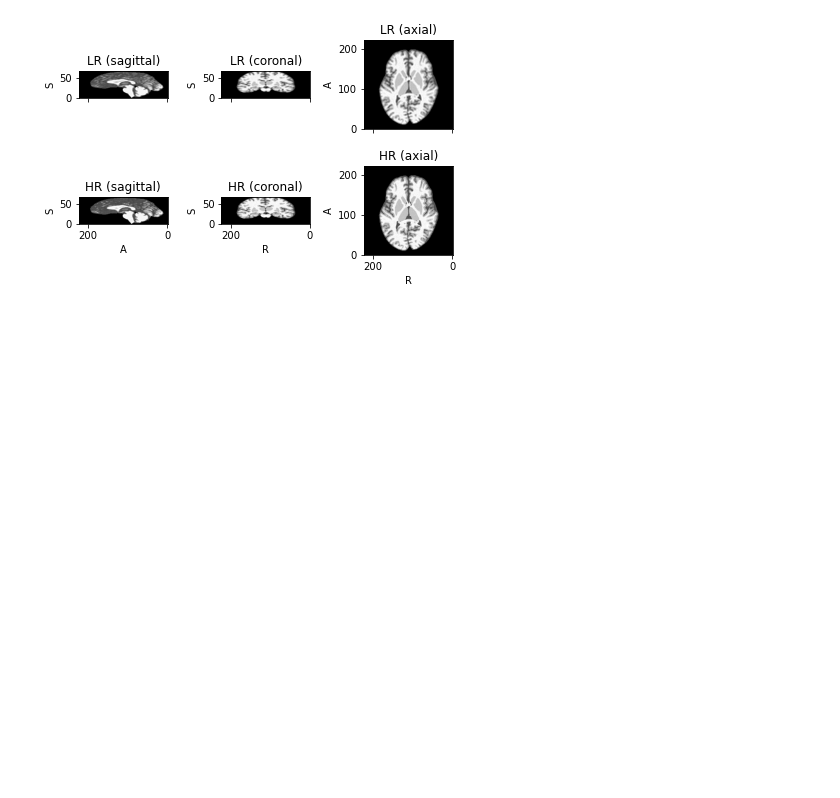
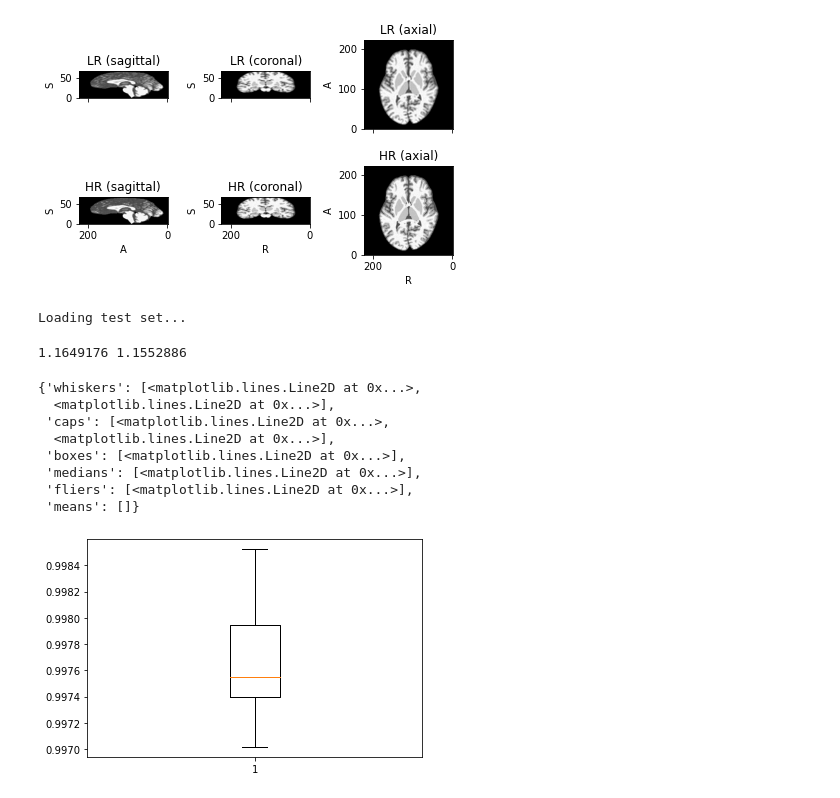
Before and after one commit to rienboonstoppel/SRGan, a Jupyter notebook: predict.ipynb, the cells around one changed output. Saved outputs shown, nothing was run; the diff lists cells and outputs as text; code cells hidden in the pictures; blank space fills up the shorter version.

```diff
--- a/predict.ipynb
+++ b/predict.ipynb
@@ -54,3 +63,42 @@ sim_set = tio.SubjectsDataset(
 sim_set[0].plot()
 # %% [output]
 [figure]
+# %%
+test_subjects = data_split('test', patients_frac=1, root_dir='data')
+# test_subjects = [test_subjects[0]]
+
+test_set = tio.SubjectsDataset(
+    test_subjects, transform=Normalize(std=std))
+# %% [output]
+Loading test set...
+# %%
+test = test_set[0]
+HR = test['HR'].data.squeeze()*std
+HR_np = HR.numpy()
+LR = test['LR'].data.squeeze()*std
+LR_np = LR.numpy()
+print(LR_np.max(), HR_np.max())
+# %% [output]
+1.1649176 1.1552886
+# %%
+nccs = []
+ssims = []
+nrmses = []
+for i in range(HR_np.shape[2]):
+    # print(img_np_hr[:,:,[i]].shape)
+    ncc, ssim, nrmse = get_scores(LR_np[:,:,[i]], HR_np[:,:,[i]])
+    nccs.append(ncc)
+    ssims.append(ssim)
+    nrmses.append(nrmse)
+# %%
+plt.boxplot(nccs)
+# %% [output]
+{'whiskers': [<matplotlib.lines.Line2D at 0x...>,
+  <matplotlib.lines.Line2D at 0x...>],
+ 'caps': [<matplotlib.lines.Line2D at 0x...>,
+  <matplotlib.lines.Line2D at 0x...>],
+ 'boxes': [<matplotlib.lines.Line2D at 0x...>],
+ 'medians': [<matplotlib.lines.Line2D at 0x...>],
+ 'fliers': [<matplotlib.lines.Line2D at 0x...>],
+ 'means': []}
+[figure, added]
```
Also changed, not shown: parts of 17 cells of this notebook, 6 other files.
